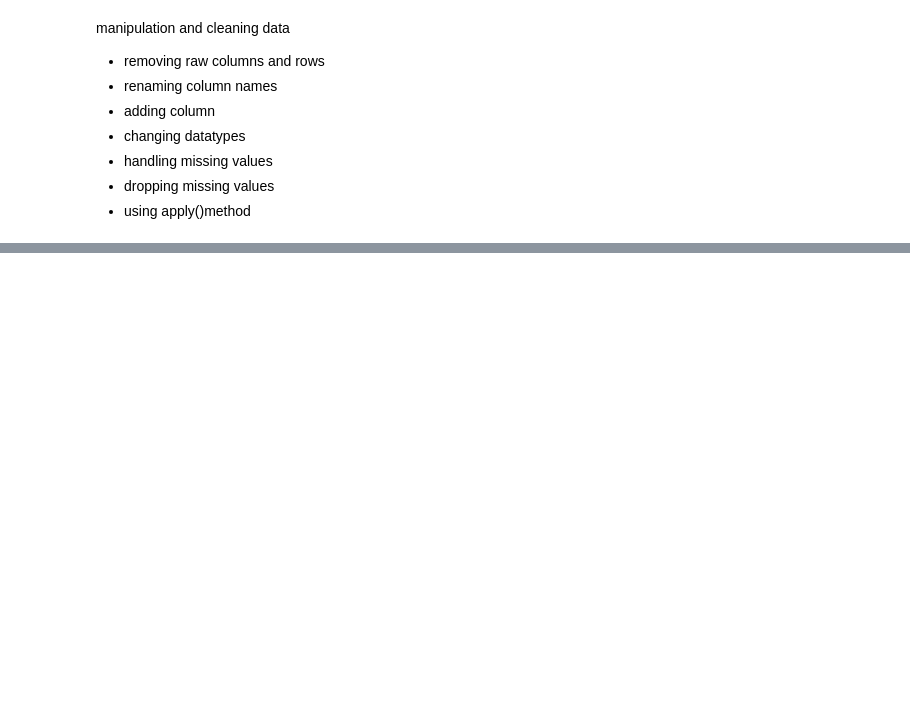
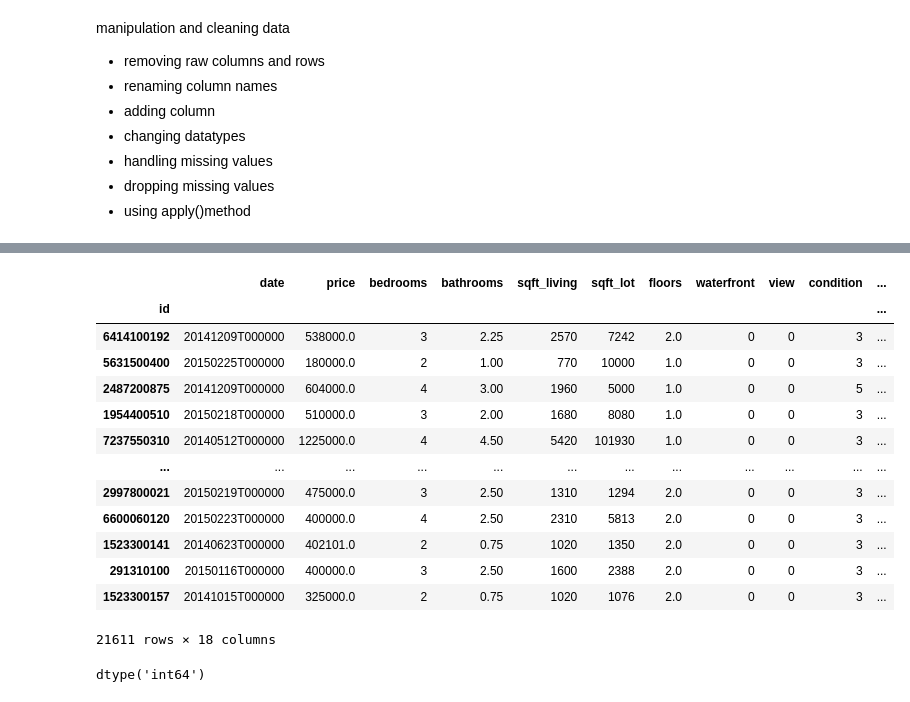
Before and after one commit to EktaAgarwal02/python-data-science, a Jupyter notebook: analysis/basic.ipynb, the cells around one changed output, grey strips where cells are left out. Cells and saved outputs as stored; diff of their text form; code cells hidden in the pictures; blank space fills up the shorter version.

```diff
--- a/analysis/basic.ipynb
+++ b/analysis/basic.ipynb
@@ -309,0 +392,25 @@ manipulation and cleaning data
+# %%
+name_update={'lat':'latitude',
+             'long':'longitude'
+             }
+df=df.rename(columns =name_update)
+df
+# %% [output]
+|  | date | price | bedrooms | bathrooms | sqft_living | sqft_lot | floors | waterfront | view | condition | ... |
+| id |  |  |  |  |  |  |  |  |  |  | ... |
+| 6414100192 | 20141209T000000 | 538000.0 | 3 | 2.25 | 2570 | 7242 | 2.0 | 0 | 0 | 3 | ... |
+| 5631500400 | 20150225T000000 | 180000.0 | 2 | 1.00 | 770 | 10000 | 1.0 | 0 | 0 | 3 | ... |
+| 2487200875 | 20141209T000000 | 604000.0 | 4 | 3.00 | 1960 | 5000 | 1.0 | 0 | 0 | 5 | ... |
+| 1954400510 | 20150218T000000 | 510000.0 | 3 | 2.00 | 1680 | 8080 | 1.0 | 0 | 0 | 3 | ... |
+| 7237550310 | 20140512T000000 | 1225000.0 | 4 | 4.50 | 5420 | 101930 | 1.0 | 0 | 0 | 3 | ... |
+| ... | ... | ... | ... | ... | ... | ... | ... | ... | ... | ... | ... |
+| 2997800021 | 20150219T000000 | 475000.0 | 3 | 2.50 | 1310 | 1294 | 2.0 | 0 | 0 | 3 | ... |
+| 6600060120 | 20150223T000000 | 400000.0 | 4 | 2.50 | 2310 | 5813 | 2.0 | 0 | 0 | 3 | ... |
+| 1523300141 | 20140623T000000 | 402101.0 | 2 | 0.75 | 1020 | 1350 | 2.0 | 0 | 0 | 3 | ... |
+| 291310100 | 20150116T000000 | 400000.0 | 3 | 2.50 | 1600 | 2388 | 2.0 | 0 | 0 | 3 | ... |
+| 1523300157 | 20141015T000000 | 325000.0 | 2 | 0.75 | 1020 | 1076 | 2.0 | 0 | 0 | 3 | ... |
+21611 rows × 18 columns
+# %%
+df.yr_built.dtype
+# %% [output]
+dtype('int64')
```
Also changed, not shown: parts of 16 cells of this notebook, 2 other files.
